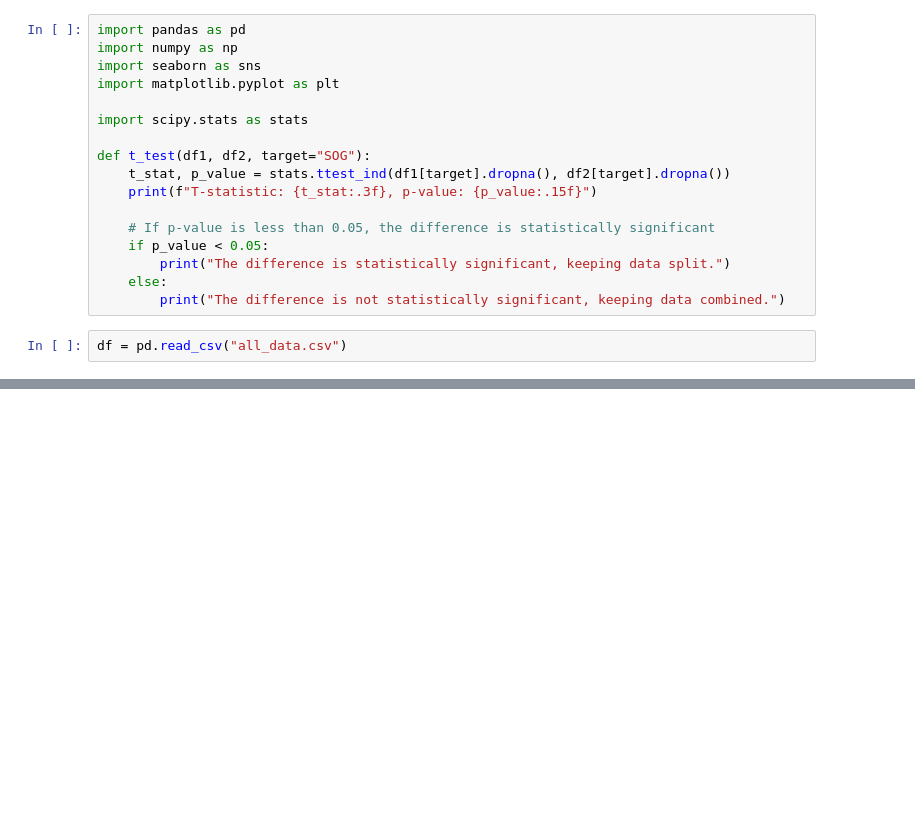
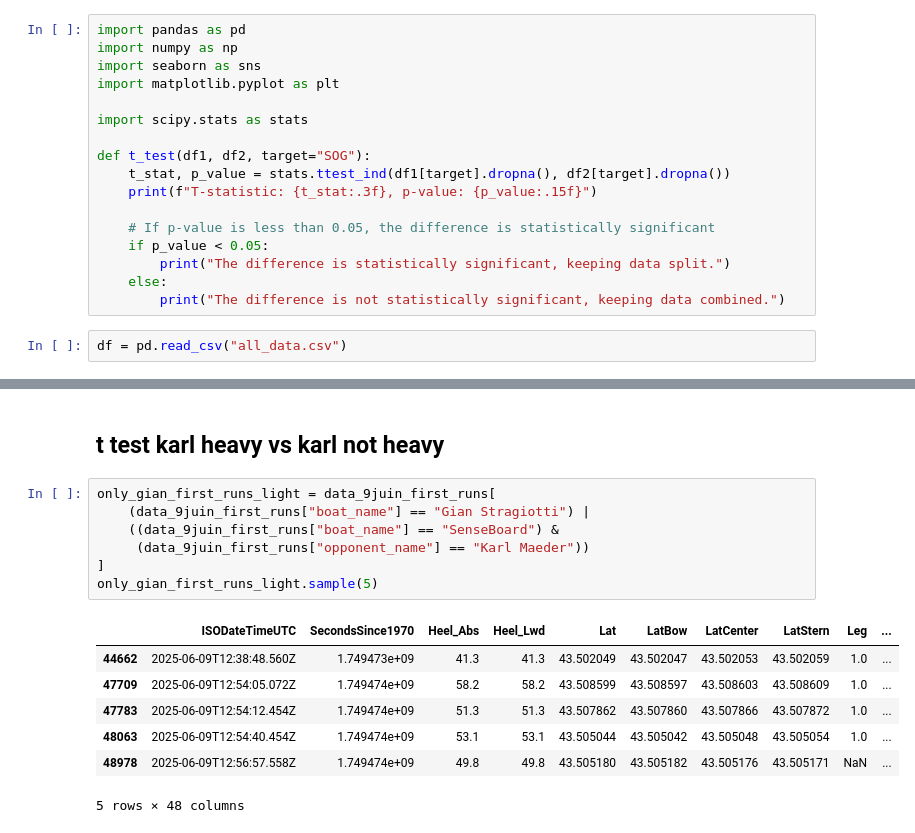
Before and after one commit to HusamJubranEPFL/FormulaKiteDataAnalysis, a Jupyter notebook: Straight Run/weight_ttest.ipynb, the cells around one changed output, grey strips where cells are left out. Drawn from its saved outputs; the diff is of its cells as text; blank space fills up the shorter version.

```diff
--- a/Straight Run/weight_ttest.ipynb
+++ b/Straight Run/weight_ttest.ipynb
@@ -225,0 +84,17 @@ Même si le poids lourd est moins performant dans chaque segment, sa répartitio
+# %% [markdown]
+## t test karl heavy vs karl not heavy
+# %%
+only_gian_first_runs_light = data_9juin_first_runs[
+    (data_9juin_first_runs["boat_name"] == "Gian Stragiotti") |
+    ((data_9juin_first_runs["boat_name"] == "SenseBoard") &
+     (data_9juin_first_runs["opponent_name"] == "Karl Maeder"))
+]
+only_gian_first_runs_light.sample(5)
+# %% [output]
+|  | ISODateTimeUTC | SecondsSince1970 | Heel_Abs | Heel_Lwd | Lat | LatBow | LatCenter | LatStern | Leg | ... |
+| 44662 | 2025-06-09T12:38:48.560Z | 1.749473e+09 | 41.3 | 41.3 | 43.502049 | 43.502047 | 43.502053 | 43.502059 | 1.0 | ... |
+| 47709 | 2025-06-09T12:54:05.072Z | 1.749474e+09 | 58.2 | 58.2 | 43.508599 | 43.508597 | 43.508603 | 43.508609 | 1.0 | ... |
+| 47783 | 2025-06-09T12:54:12.454Z | 1.749474e+09 | 51.3 | 51.3 | 43.507862 | 43.507860 | 43.507866 | 43.507872 | 1.0 | ... |
+| 48063 | 2025-06-09T12:54:40.454Z | 1.749474e+09 | 53.1 | 53.1 | 43.505044 | 43.505042 | 43.505048 | 43.505054 | 1.0 | ... |
+| 48978 | 2025-06-09T12:56:57.558Z | 1.749474e+09 | 49.8 | 49.8 | 43.505180 | 43.505182 | 43.505176 | 43.505171 | NaN | ... |
+5 rows × 48 columns
```
Also changed, not shown: parts of 22 cells of this notebook, 3 other files.
